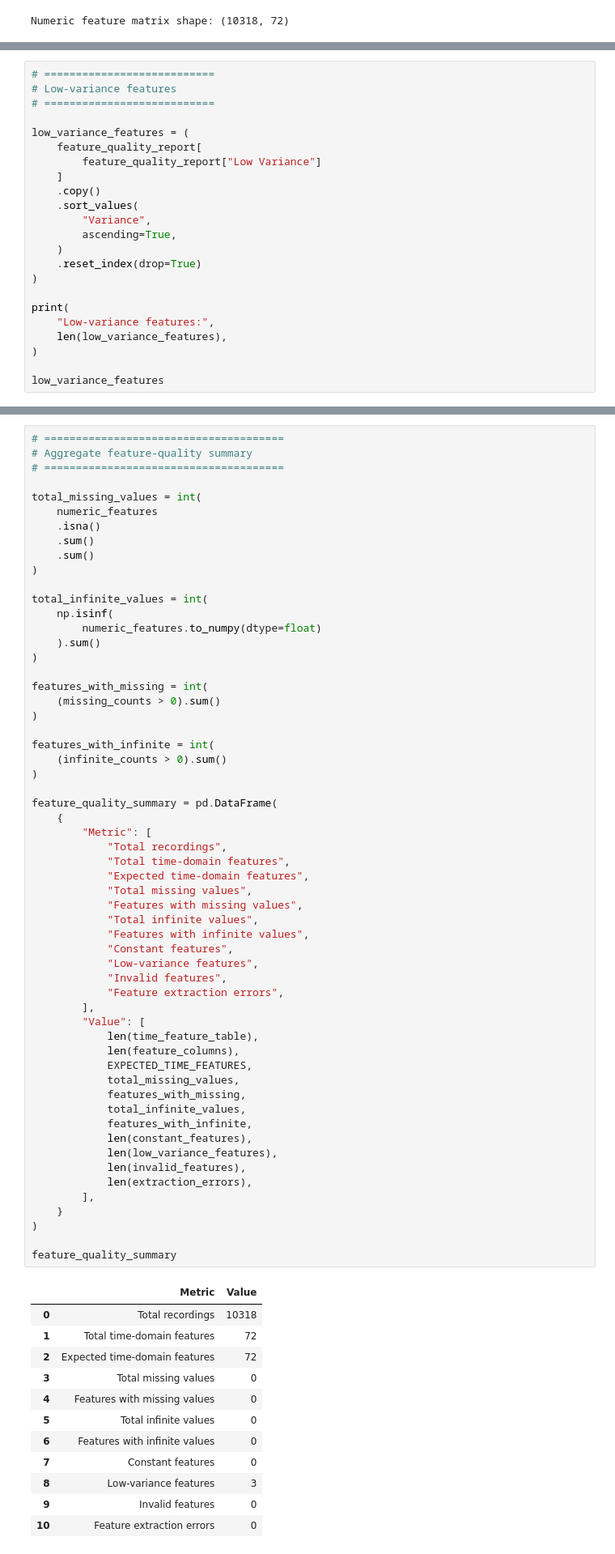
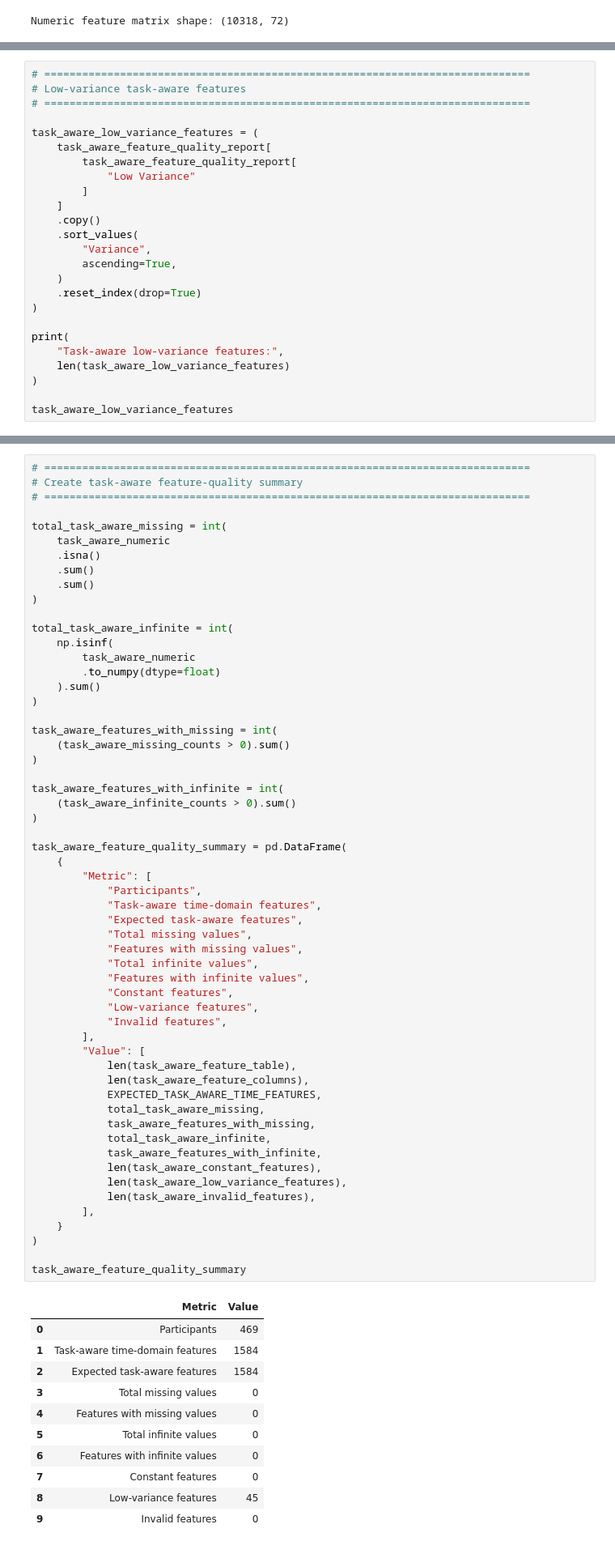
Before and after one commit to obramwell/AI-Assisted-Screening-of-Parkinson-s-Disease, a Jupyter notebook: notebooks/07b_feature_quality_analysis.ipynb, the cells around one changed output, grey strips where cells are left out. Shown at 81% size. Drawn from its saved outputs; the diff is of its cells as text.

```diff
--- a/notebooks/07b_feature_quality_analysis.ipynb
+++ b/notebooks/07b_feature_quality_analysis.ipynb
@@ -712,12 +1188,14 @@ Invalid features: 0
 |  | Feature | Missing Values | Infinite Values | Unique Values | Variance | Constant | Low Variance | Invalid |
 # %%
-# ===========================
-# Low-variance features
-# ===========================
+# =============================================================================
+# Low-variance task-aware features
+# =============================================================================
 
-low_variance_features = (
-    feature_quality_report[
-        feature_quality_report["Low Variance"]
+task_aware_low_variance_features = (
+    task_aware_feature_quality_report[
+        task_aware_feature_quality_report[
+            "Low Variance"
+        ]
     ]
     .copy()
     .sort_values(
@@ -728,9 +1206,9 @@ low_variance_features = (
 )
 
 print(
-    "Low-variance features:",
-    len(low_variance_features),
+    "Task-aware low-variance features:",
+    len(task_aware_low_variance_features)
 )
 
-low_variance_features
+task_aware_low_variance_features
 # %% [output]
@@ -748,71 +1235,69 @@ Three features (Accelerometer_X_Mean, Accelerometer_Y_Mean, and Accelerometer_Z_
 # %%
-# ======================================
-# Aggregate feature-quality summary
-# ======================================
+# =============================================================================
+# Create task-aware feature-quality summary
+# =============================================================================
 
-total_missing_values = int(
-    numeric_features
+total_task_aware_missing = int(
+    task_aware_numeric
     .isna()
     .sum()
     .sum()
 )
 
-total_infinite_values = int(
+total_task_aware_infinite = int(
     np.isinf(
-        numeric_features.to_numpy(dtype=float)
+        task_aware_numeric
+        .to_numpy(dtype=float)
     ).sum()
 )
 
-features_with_missing = int(
-    (missing_counts > 0).sum()
+task_aware_features_with_missing = int(
+    (task_aware_missing_counts > 0).sum()
 )
 
-features_with_infinite = int(
-    (infinite_counts > 0).sum()
+task_aware_features_with_infinite = int(
+    (task_aware_infinite_counts > 0).sum()
 )
 
-feature_quality_summary = pd.DataFrame(
+task_aware_feature_quality_summary = pd.DataFrame(
     {
         "Metric": [
-            "Total recordings",
-            "Total time-domain features",
-            "Expected time-domain features",
+            "Participants",
+            "Task-aware time-domain features",
+            "Expected task-aware features",
             "Total missing values",
             "Features with missing values",
             "Total infinite values",
             "Features with infinite values",
             "Constant features",
             "Low-variance features",
             "Invalid features",
-            "Feature extraction errors",
         ],
         "Value": [
-            len(time_feature_table),
-            len(feature_columns),
-            EXPECTED_TIME_FEATURES,
-            total_missing_values,
-            features_with_missing,
-            total_infinite_values,
-            features_with_infinite,
-            len(constant_features),
-            len(low_variance_features),
-            len(invalid_features),
-            len(extraction_errors),
+            len(task_aware_feature_table),
+            len(task_aware_feature_columns),
+            EXPECTED_TASK_AWARE_TIME_FEATURES,
+            total_task_aware_missing,
+            task_aware_features_with_missing,
+            total_task_aware_infinite,
+            task_aware_features_with_infinite,
+            len(task_aware_constant_features),
+            len(task_aware_low_variance_features),
+            len(task_aware_invalid_features),
         ],
     }
 )
 
-feature_quality_summary
+task_aware_feature_quality_summary
 # %% [output]
 |  | Metric | Value |
-| 0 | Total recordings | 10318 |
-| 1 | Total time-domain features | 72 |
-| 2 | Expected time-domain features | 72 |
+| 0 | Participants | 469 |
+| 1 | Task-aware time-domain features | 1584 |
+| 2 | Expected task-aware features | 1584 |
 | 3 | Total missing values | 0 |
 | 4 | Features with missing values | 0 |
 | 5 | Total infinite values | 0 |
 | 6 | Features with infinite values | 0 |
 | 7 | Constant features | 0 |
-| 8 | Low-variance features | 3 |
+| 8 | Low-variance features | 45 |
 | 9 | Invalid features | 0 |
-| 10 | Feature extraction errors | 0 |
```
Also changed, not shown: parts of 35 cells of this notebook, 6 other files.
